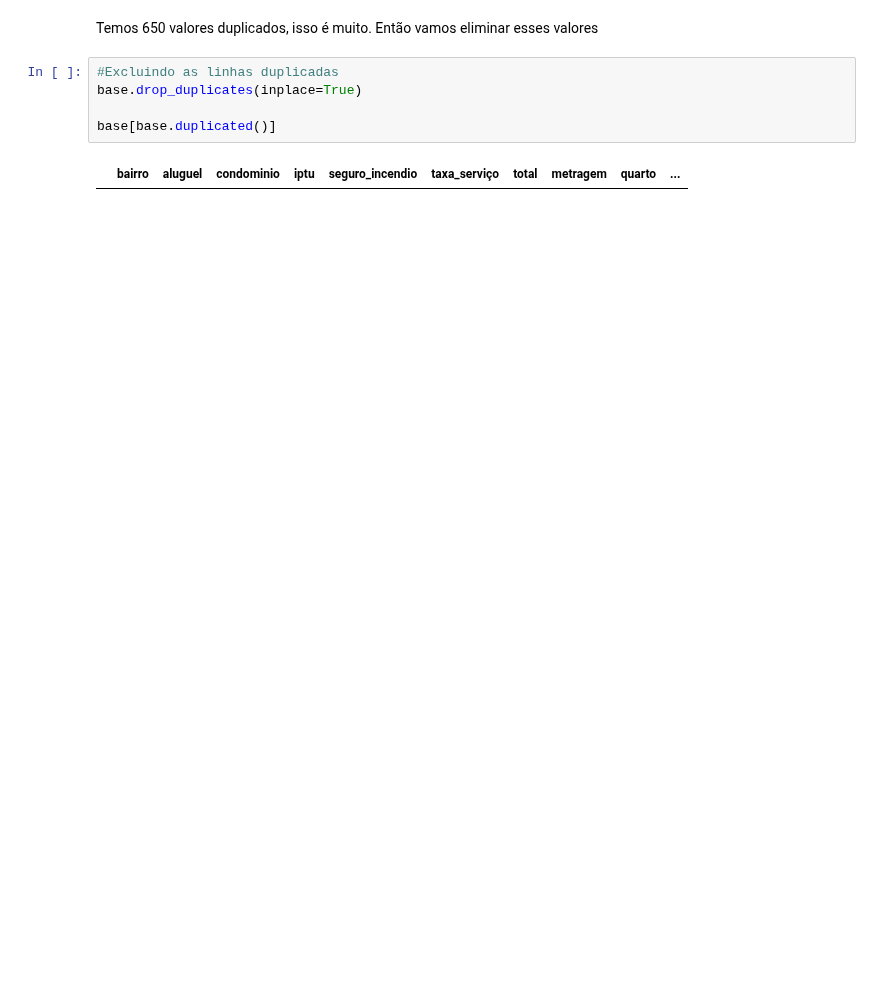
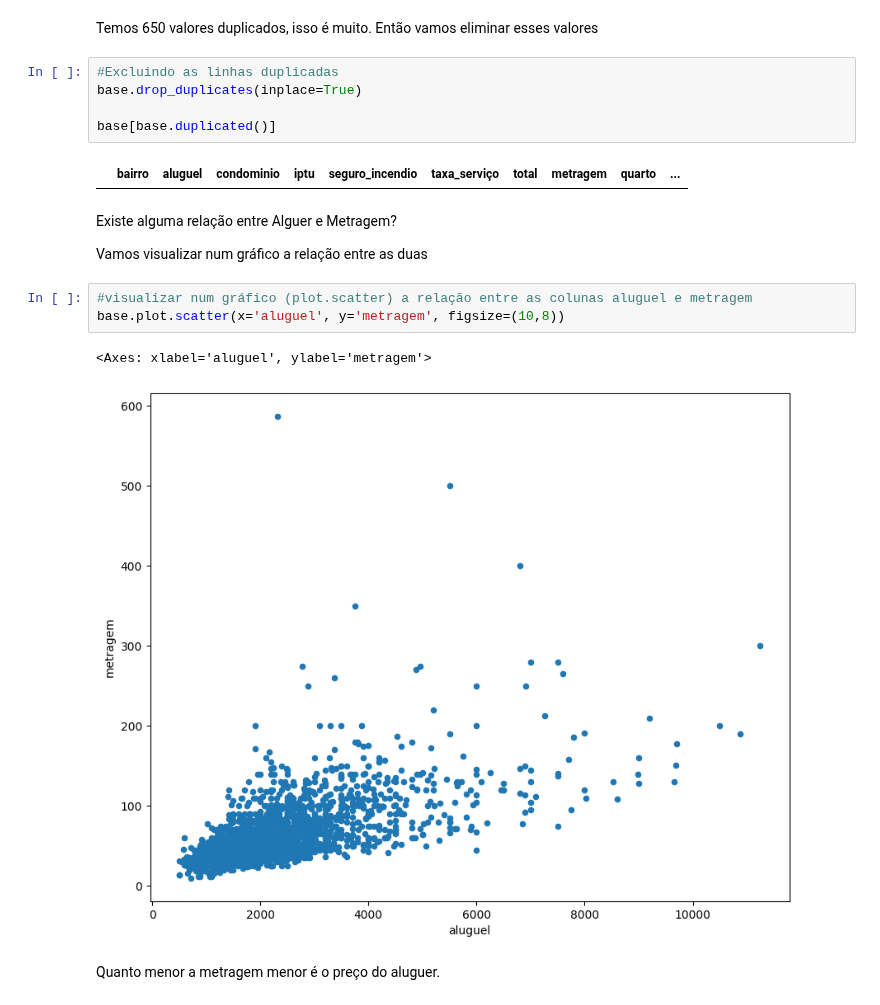
Before and after one commit to abilioepalanga/Market-Value-Predictor-Airbnb, a Jupyter notebook: main.ipynb, the cells around one changed output. Cells and saved outputs as stored; diff of their text form; blank space fills up the shorter version.

Commit message:
Relação Metragem e Aluguer

```diff
--- a/main.ipynb
+++ b/main.ipynb
@@ -689,3 +928,15 @@ base.drop_duplicates(inplace=True)
 base[base.duplicated()]
 # %% [output]
 |  | bairro | aluguel | condominio | iptu | seguro_incendio | taxa_serviço | total | metragem | quarto | ... |
+# %% [markdown]
+Existe alguma relação entre Alguer e Metragem?
+
+Vamos visualizar num gráfico a relação entre as duas
+# %%
+#visualizar num gráfico (plot.scatter) a relação entre as colunas aluguel e metragem
+base.plot.scatter(x='aluguel', y='metragem', figsize=(10,8))
+# %% [output]
+<Axes: xlabel='aluguel', ylabel='metragem'>
+[figure, added]
+# %% [markdown]
+Quanto menor a metragem menor é o preço do aluguer.
```
Also changed, not shown: parts of 2 cells of this notebook.
